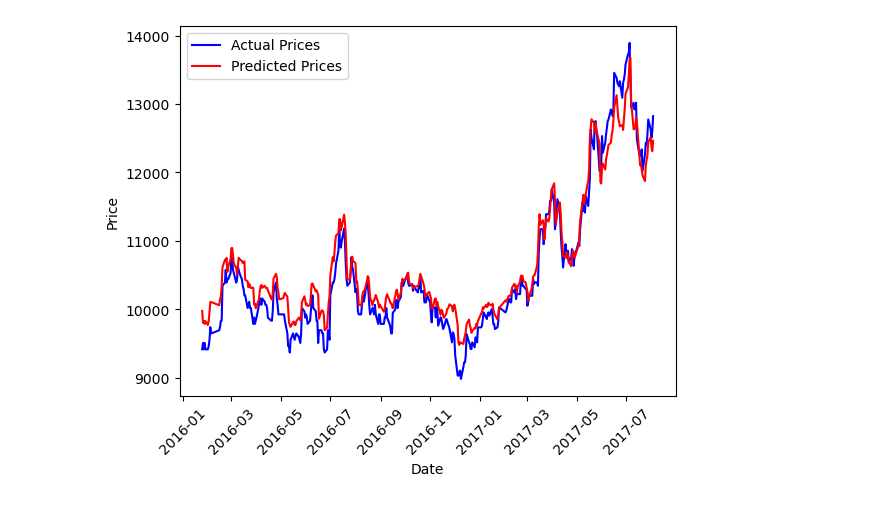
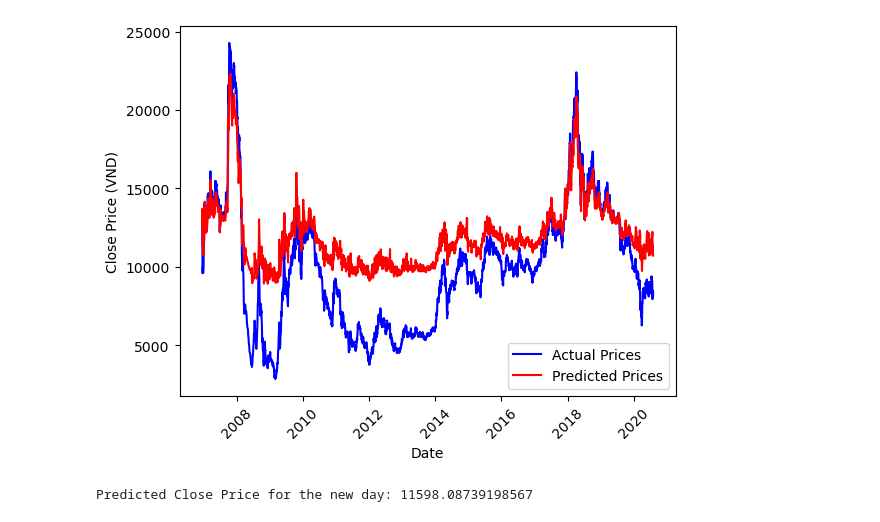
Before and after one commit to thtuanlegithub/ssiprediction, a Jupyter notebook: SSIPrediction.ipynb, the cells around one changed output. Cells and saved outputs as stored; diff of their text form; code cells hidden in the pictures.

```diff
--- a/SSIPrediction.ipynb
+++ b/SSIPrediction.ipynb
@@ -84,7 +84,7 @@ df = pd.read_csv("SSIHistoricalData.csv")
 # Tiền xử lý dữ liệu
 df["Date"] = pd.to_datetime(df["Date"])
 df.set_index("Date", inplace=True)
-selected_columns = ["Price", "Open", "High", "Low", "Vol", "Change %"]
+selected_columns = ["Close", "Open", "High", "Low", "Vol", "Change %"]
 
 # Chuyển đổi kiểu dữ liệu và chuẩn hóa
 df["Vol"] = df["Vol"].replace({',': ''}, regex=True).replace({'M': '*1e6', 'K': '*1e3'}, regex=True).map(pd.eval).astype(float)
@@ -93,13 +93,18 @@ df["Vol"] = df["Vol"].replace({',': ''}, regex=True).replace({'M': '*1e6', 'K':
 df["Change %"] = df["Change %"].str.replace('%', '').astype(float)
 
 # Xử lý các cột số có dấu phẩy
-numeric_columns = ["Price", "Open", "High", "Low", "Vol"]
+numeric_columns = ["Close", "Open", "High", "Low", "Vol"]
 df[numeric_columns] = df[numeric_columns].replace({',': ''}, regex=True).astype(float)
 
 # Tóm tắt thống kê của DataFrame
 summary = df.describe()
-print(summary)
+# Thay đổi cách hiển thị summary
+print("\nSummary:")
+print(summary.to_markdown())
+print("\n")
 
+# Đổi chiều rộng của cửa sổ console để tránh việc rớt dòng
+pd.set_option('display.width', 1000)
 # Chuẩn hóa giá trị
 scaler = StandardScaler()
 scaled_data = scaler.fit_transform(df[selected_columns])
@@ -115,12 +120,12 @@ def create_sequences(data, seq_length):
         labels.append(label)
     return np.array(sequences), np.array(labels)
 
-seq_length = 100  # Độ dài của mỗi chuỗi
+seq_length = 30  # Độ dài của mỗi chuỗi
 X, y = create_sequences(scaled_data, seq_length)
 
 # Chia thành tập huấn luyện và tập kiểm thử
 test_size = int(len(X) * 0.2)
-X_train, X_test, y_train, y_test = X[:-test_size], X[-test_size:], y[:-test_size], y[-test_size:]
+X_train, X_test, y_train, y_test = X[:test_size], X[test_size:], y[:test_size], y[test_size:]
 
 # Chuyển đổi thành PyTorch tensors
 X_train_tensor = torch.tensor(X_train, dtype=torch.float32)
@@ -147,6 +152,7 @@ hidden_size = 100
 dropout_rate = 0.2
 
 model = LSTMModel(input_size, hidden_size, output_size, dropout_rate)
+torch.save(model.state_dict(), "./savemodel/model.pth")
 
 criterion = nn.MSELoss()
 optimizer = optim.Adam(model.parameters(), lr=0.001)
@@ -181,8 +187,58 @@ test_outputs_original = (test_outputs[:, 0] * original_stds[0]) + original_means
 plt.plot(df.index[-len(y_test):], y_test_original, label='Actual Prices', color='blue')
 plt.plot(df.index[-len(y_test):], test_outputs_original, label='Predicted Prices', color='red')
 plt.xlabel('Date')
-plt.ylabel('Price')
+plt.ylabel('Close Price (VND)')
 plt.xticks(rotation=45)
 plt.legend()
 plt.show()
+
+
+def preprocess_data(data):
+    # Chuyển đổi kiểu dữ liệu và chuẩn hóa
+    if 'M' in data[5]:
+        vol = float(str(data[5]).replace(',', '').replace('M', '')) * 1e6
+        data[5] = vol
+    elif 'K' in data[5]:
+        vol = float(str(data[5]).replace(',', '').replace('K', '')) * 1e3
+        data[5] = vol
+    change_percent = float(str(data[6]).replace('%', ''))
+    # Xử lý các cột số có dấu phẩy
+    numeric_columns = [1, 2, 3, 4]
+    for col in numeric_columns:
+        data[col] = float(str(data[col]).replace(',', ''))
+
+    processed_data = np.array(data[1:-1])  # Loại bỏ cột ngày và % thay đổi
+    return processed_data
+
+
+def preprocess_new_data(new_data):
+    # Xử lý dữ liệu mới cho ngày hiện tại
+    processed_data = preprocess_data(new_data)  # Sử dụng hàm preprocess_data để chuyển đổi dữ liệu
+
+    # Tạo chuỗi dữ liệu cho ngày hiện tại
+    sequence = processed_data[-seq_length:]  # Lấy seq_length ngày gần đây nhất
+
+    # Chuyển đổi thành PyTorch tensor và mở rộng chiều batch_size
+    new_data_tensor = torch.tensor([sequence], dtype=torch.float32).unsqueeze(0)
+
+    return new_data_tensor
+
+
+# Chuẩn bị dữ liệu mới của ngày hiện tại
+new_data = preprocess_new_data(["01/25/2024", "33,950.0", "34,050.0", "34,200.0", "33,850.0", "10.94M", "-0.15%"])
+
+# Dự đoán giá Close cho ngày mới
+with torch.no_grad():
+    model.eval()
+    predicted_close = model(new_data)
+    model.train()
+
+# Lấy giá trị trung bình và độ lệch chuẩn từ dữ liệu gốc
+original_mean = scaler.mean_[0]
+original_std = scaler.scale_[0]
+
+# Ngược lại quá trình chuẩn hóa
+predicted_close_original = (predicted_close.item() * original_std) + original_mean
+
+print("Predicted Close Price for the new day:", predicted_close_original)
 # %% [output]
@@ -214 +262,2 @@ Mean Squared Error on Test Data: 0.0008111307979561388
-[figure, old version]
+[figure, new version]
+Predicted Close Price for the new day: 11598.08739198567
```
Also changed, not shown: parts of 7 cells of this notebook, 5 other files.
